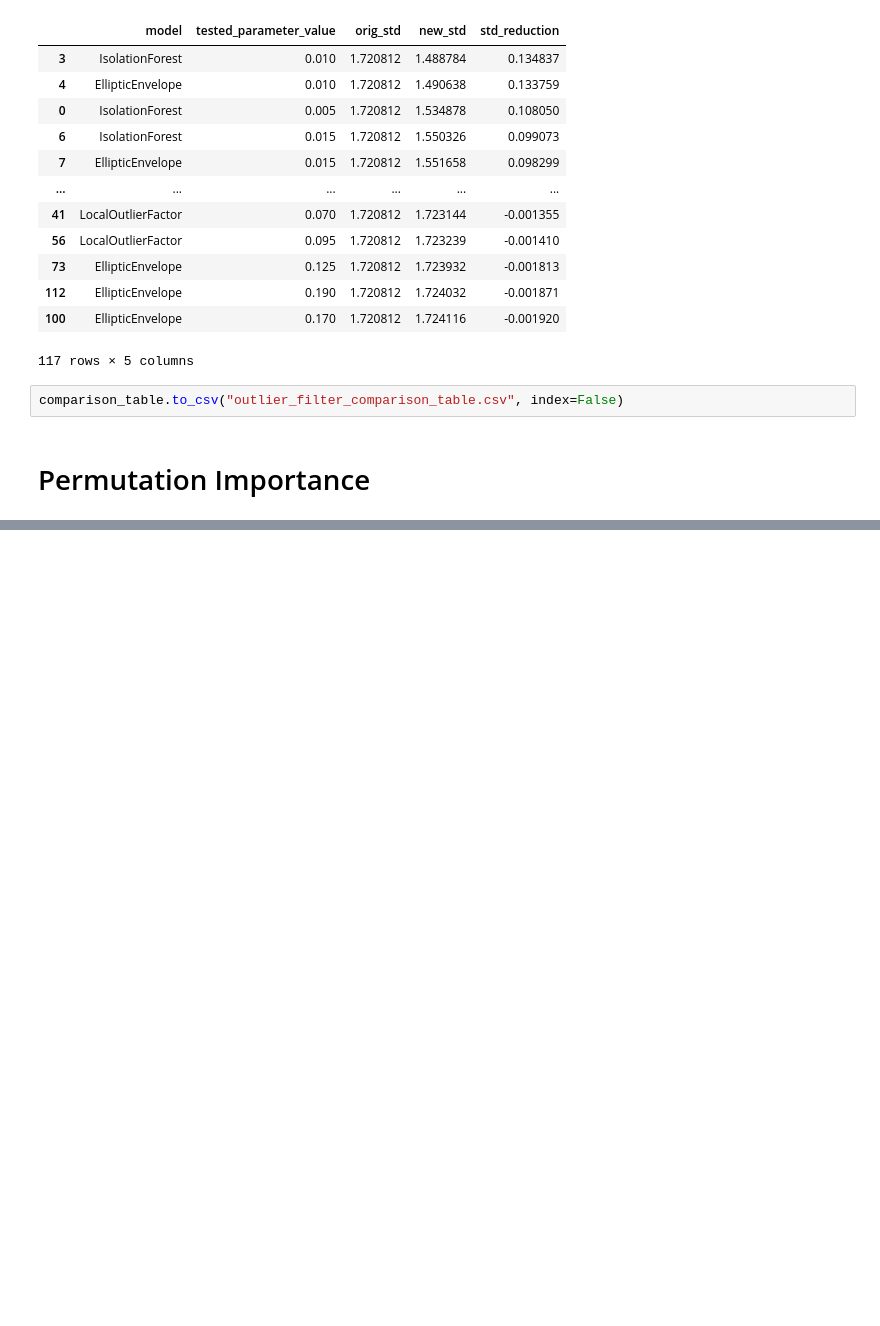
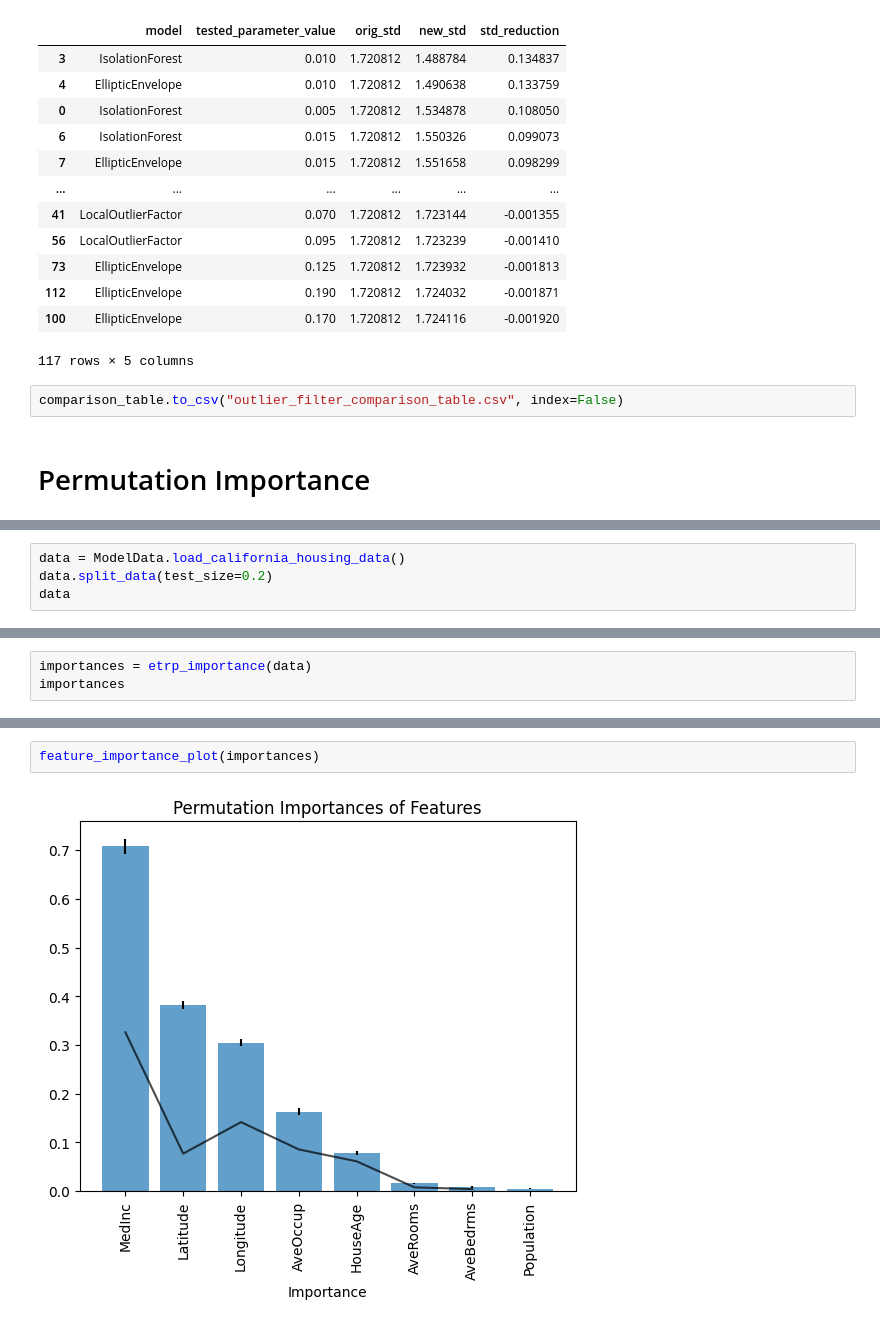
Before and after one commit to Dmatryus/dmml-lab, a Jupyter notebook: experiments/std_reduction.ipynb, the cells around one changed output, grey strips where cells are left out. Saved outputs shown, nothing was run; the diff lists cells and outputs as text; blank space fills up the shorter version.

```diff
--- a/experiments/std_reduction.ipynb
+++ b/experiments/std_reduction.ipynb
@@ -330,0 +809,4 @@ plt.show()
+# %%
+data = ModelData.load_california_housing_data()
+data.split_data(test_size=0.2)
+data
@@ -330,0 +827,3 @@ plt.show()
+# %%
+importances = etrp_importance(data)
+importances
@@ -330,0 +840,4 @@ plt.show()
+# %%
+feature_importance_plot(importances)
+# %% [output]
+[figure, added]
```
Also changed, not shown: parts of 19 cells of this notebook, 1 other file.
